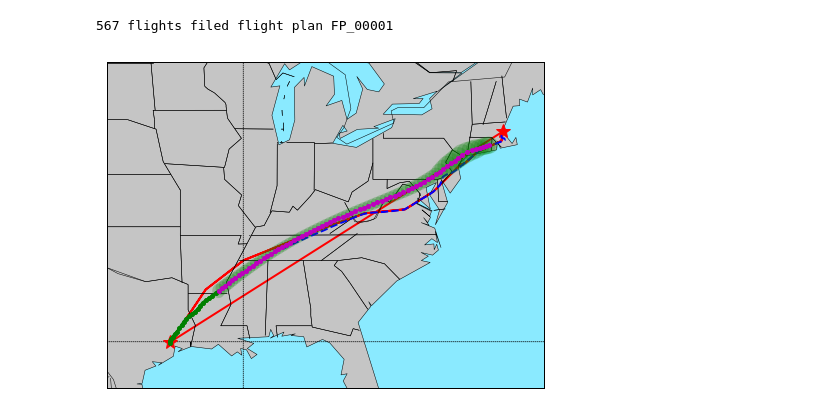
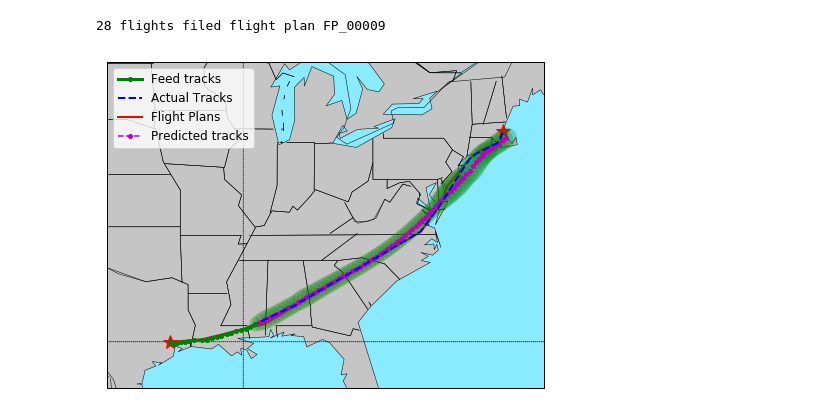
Before and after one commit to yulinliu101/DeepTP, a Jupyter notebook: src/Visualize_Generated_Trajectories.ipynb, the cells around one changed output. Cells and saved outputs as stored; diff of their text form; code cells hidden in the pictures.

```diff
--- a/src/Visualize_Generated_Trajectories.ipynb
+++ b/src/Visualize_Generated_Trajectories.ipynb
@@ -19,0 +18,22 @@ pred, predicted_tracks_cov, buffer_total_logprob, buffer_pi_prob, predicted_matc
+# %%
+pred_results_datapath_list = ['sample_results/all_lite_samp_mu_cov_test_s2_w80_batch0.pkl',
+                              'sample_results/all_lite_samp_mu_cov_test_s2_w80_batch1.pkl',
+                              'sample_results/all_lite_samp_mu_cov_test_s2_w80_batch2.pkl',
+                              'sample_results/all_lite_samp_mu_cov_test_s2_w80_batch3.pkl',
+                              'sample_results/all_lite_samp_mu_cov_test_s2_w80_batch4.pkl',
+                              'sample_results/all_lite_samp_mu_cov_test_s2_w80_batch5.pkl',
+                              'sample_results/all_lite_samp_mu_cov_test_s2_w80_batch6.pkl',
+                              'sample_results/all_lite_samp_mu_cov_test_s2_w80_batch7.pkl',
+                              'sample_results/all_lite_samp_mu_cov_test_s2_w80_batch8.pkl',
+                              'sample_results/all_lite_samp_mu_cov_test_s2_w80_batch9.pkl',
+                              'sample_results/all_lite_samp_mu_cov_test_s2_w80_batch10.pkl']
+
+eval_cls = evaluate_prediction(pred_results_datapath_list = pred_results_datapath_list,
+                               actual_track_datapath = '../../DATA/DeepTP/processed_flight_tracks.csv',
+                               flight_plan_datapath = '../../DATA/DeepTP/processed_flight_plans.csv',
+                               flight_plan_utilize_datapath = '../../DATA/DeepTP/IAH_BOS_Act_Flt_Trk_20130101_1231.CSV',
+                               feed_track_datapath = '../../DATA/DeepTP/test_flight_tracks_all.csv',
+                               feed_fp_datapath = '../../DATA/DeepTP/test_flight_plans_all.csv',
+                               n_mix = 3,
+                               search_pwr = 2,
+                               pred_dt = 120.)
@@ -35,16 +76,20 @@ plot_track, plot_fp = plot_fp_act('FP_00002',
 # %%
-plot_track, plot_fp = plot_fp_act('FP_00001',
+best_seq_idx = eval_cls._best_sequence_idx(eval_cls.pred_logprobs)
+k = 35
+fid_fp = eval_cls.feed_fp.groupby(['FLT_PLAN_ID', 'FLT_PLAN_ID_REAL']).head(1)[['FLT_PLAN_ID', 'FLT_PLAN_ID_REAL']].values[k]
+
+plot_track, plot_fp = plot_fp_act(fid_fp[1],
                                   FP_utlize,
-                                  act_track_data.loc[act_track_data.FID == 20130905466292],
-                                  feed_fp,
-                                  feed_track = feed_data.loc[feed_data.FID==20130905466292],
+                                  act_track_data.loc[act_track_data.FID == fid_fp[0]],
+                                  feed_fp.loc[feed_fp.FLT_PLAN_ID == fid_fp[0]],
+                                  feed_track = feed_data.loc[feed_data.FID == fid_fp[0]],
                                   pred_track=None,
-                                  pred_track_mu = pred[:, 20:, :],
-                                  pred_track_cov = predicted_tracks_cov,
-                                  k = 44,
+                                  pred_track_mu = eval_cls.preds[:, 20:, ],
+                                  pred_track_cov = eval_cls.pred_covs,
+                                  k = best_seq_idx[k],
                                   nstd = 3,
                                   sort = False)
 # %% [output]
-567 flights filed flight plan FP_00001
+28 flights filed flight plan FP_00009
-[figure, old version]
+[figure, new version]
 # %%
```
Also changed, not shown: parts of 10 cells of this notebook, 2 other files.
